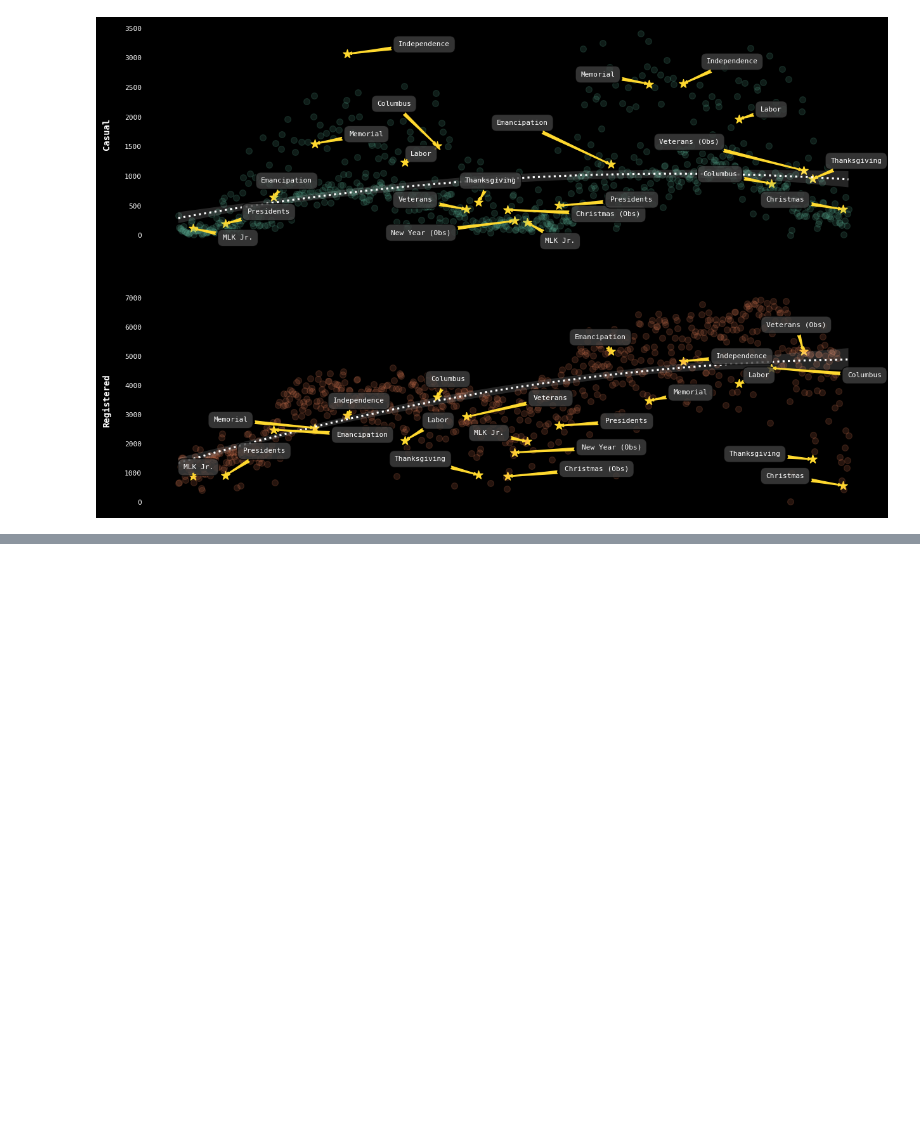
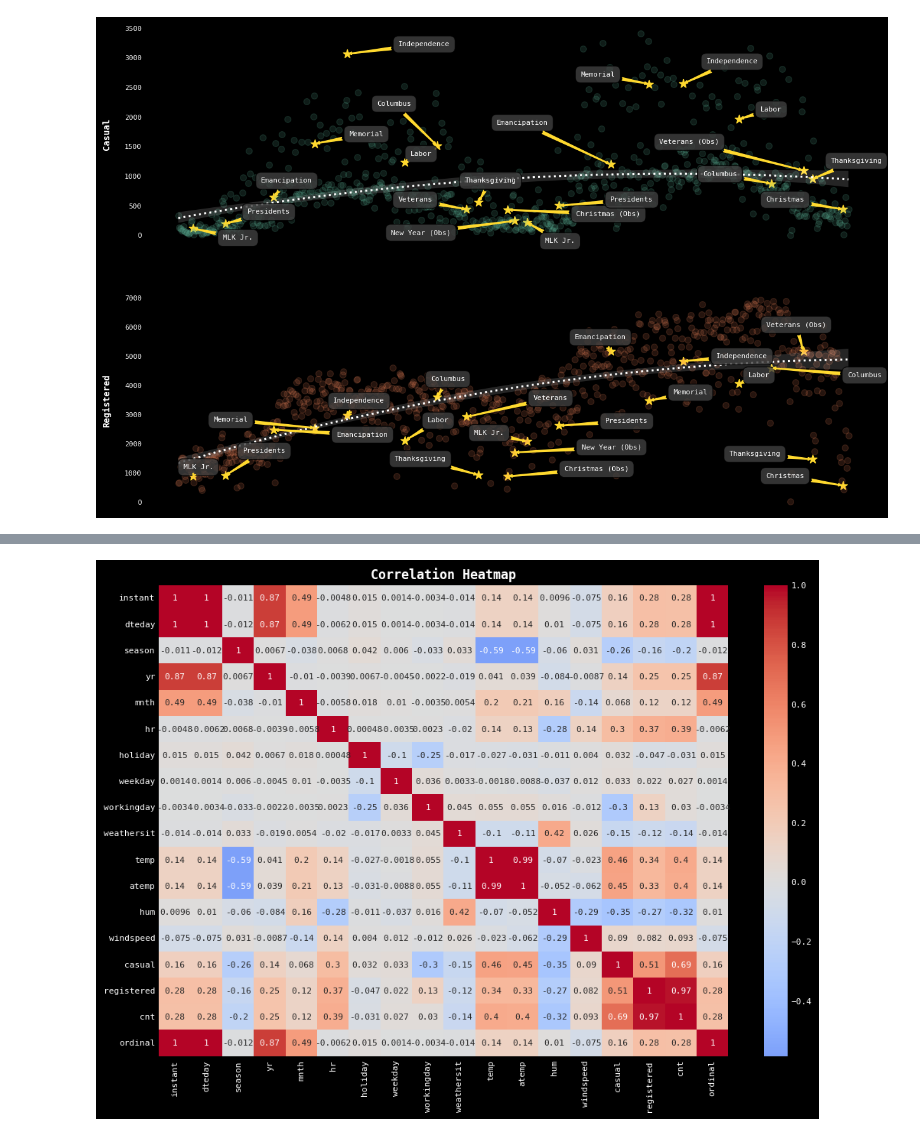
Before and after one commit to jparkington/Project-Cultivate, a Jupyter notebook: Exploration.ipynb, the cells around one changed output, grey strips where cells are left out. Cells and saved outputs as stored; diff of their text form; code cells hidden in the pictures; blank space fills up the shorter version.

```diff
--- a/Exploration.ipynb
+++ b/Exploration.ipynb
@@ -778,0 +838,17 @@ It's evident that holidays play a significant role in altering rental patterns.
+# %%
+# 18. Are there any other correlations within the numeric columns in the dataset we might be overlooking?
+
+import seaborn as sns
+import matplotlib.pyplot as plt
+
+def plot_correlation_heatmap(df: pd.DataFrame):
+    correlation_matrix = df.corr()  # Compute pairwise correlation of columns
+    plt.figure(figsize=(12, 8))
+
+    # Plot the heatmap
+    sns.heatmap(correlation_matrix, annot=True, cmap='coolwarm', center=0)
+    plt.title("Correlation Heatmap")
+
+plot_correlation_heatmap(bike_sharing)
+# %% [output]
+[figure, added]
```
Also changed, not shown: parts of 8 cells of this notebook.
